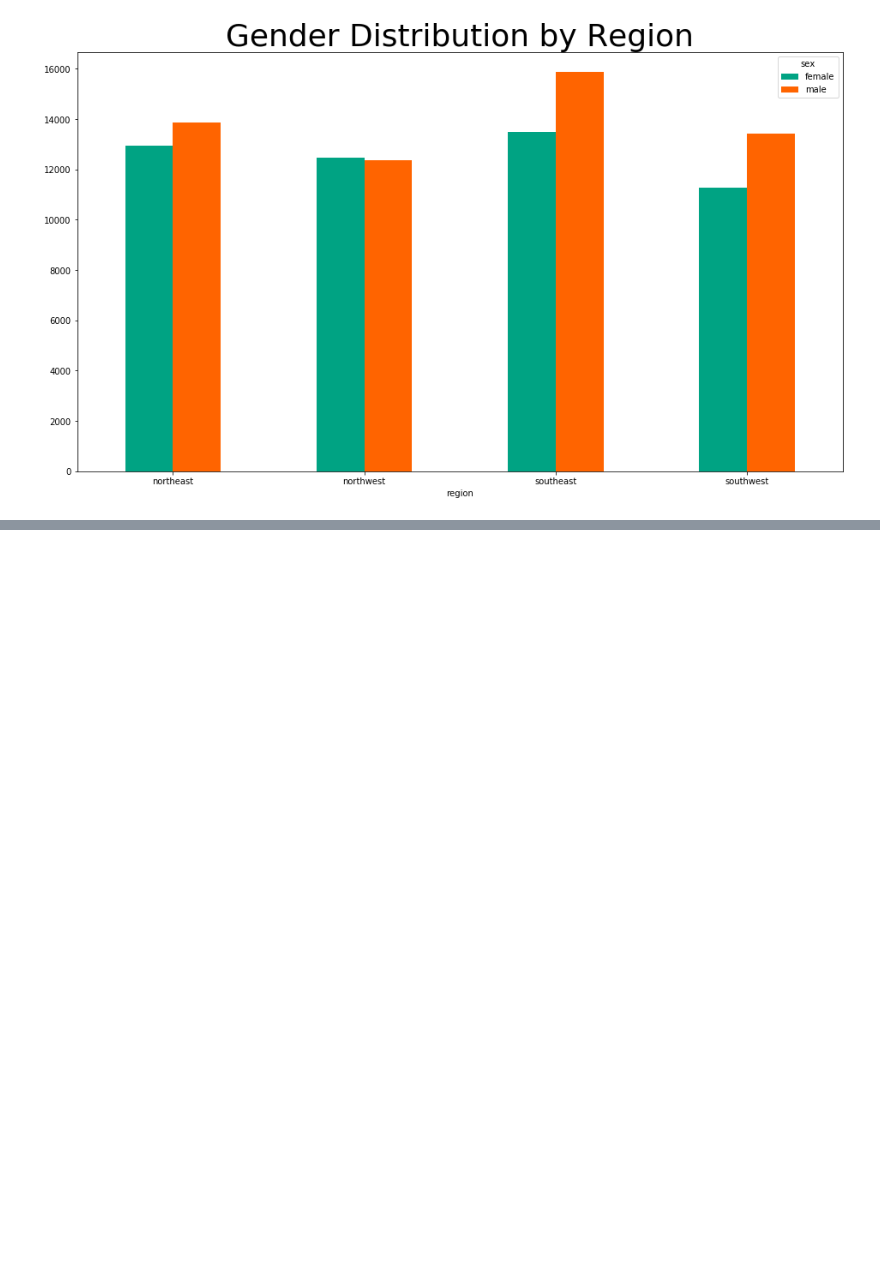
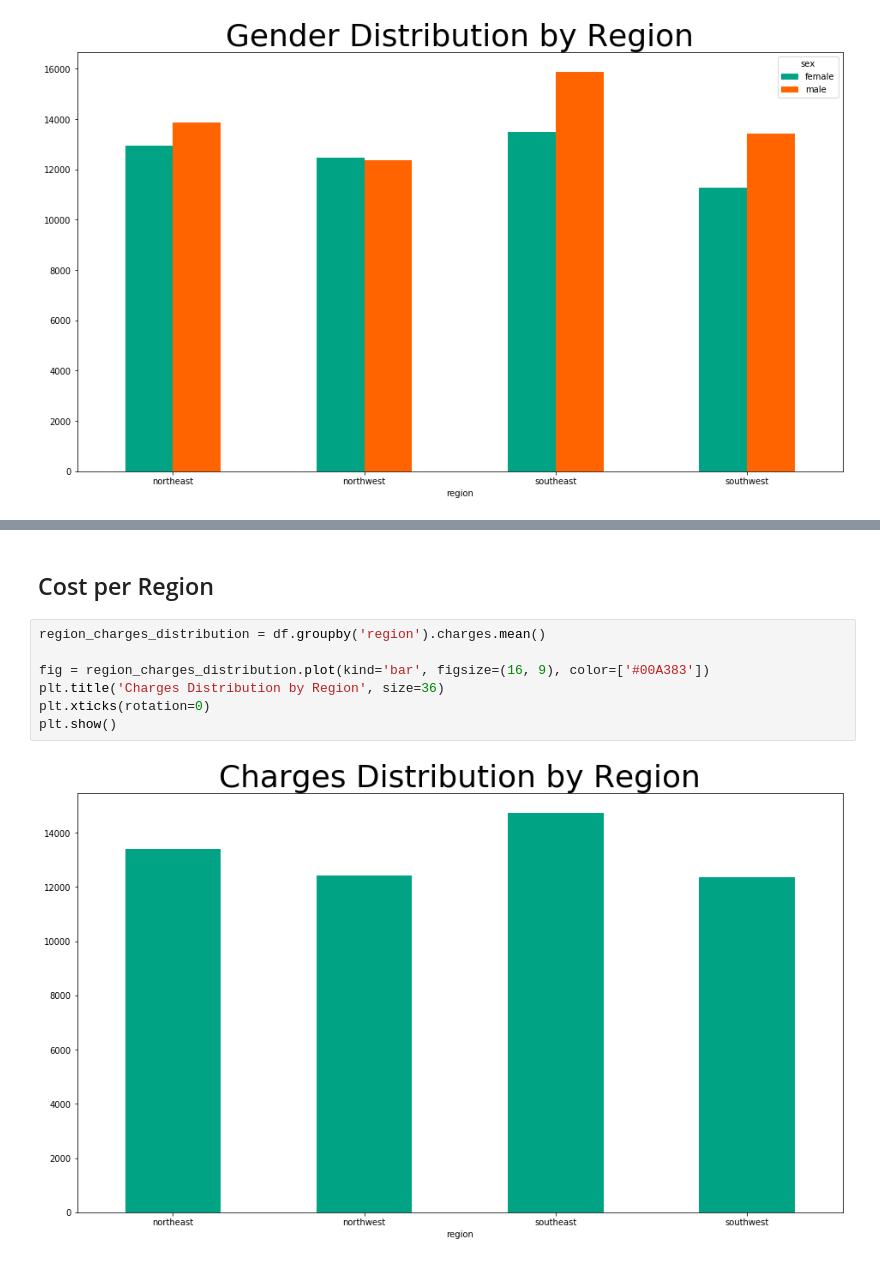
Before and after one commit to Klaynie/Medical_Insurance_Project, a Jupyter notebook: us-medical-insurance-costs.ipynb, the cells around one changed output, grey strips where cells are left out. Drawn from its saved outputs; the diff is of its cells as text; blank space fills up the shorter version.

```diff
--- a/us-medical-insurance-costs.ipynb
+++ b/us-medical-insurance-costs.ipynb
@@ -194,0 +237,11 @@ plt.show()
+# %% [markdown]
+## Cost per Region
+# %%
+region_charges_distribution = df.groupby('region').charges.mean()
+
+fig = region_charges_distribution.plot(kind='bar', figsize=(16, 9), color=['#00A383'])
+plt.title('Charges Distribution by Region', size=36)
+plt.xticks(rotation=0)
+plt.show()
+# %% [output]
+[figure, added]
```
Also changed, not shown: parts of 7 cells of this notebook.
